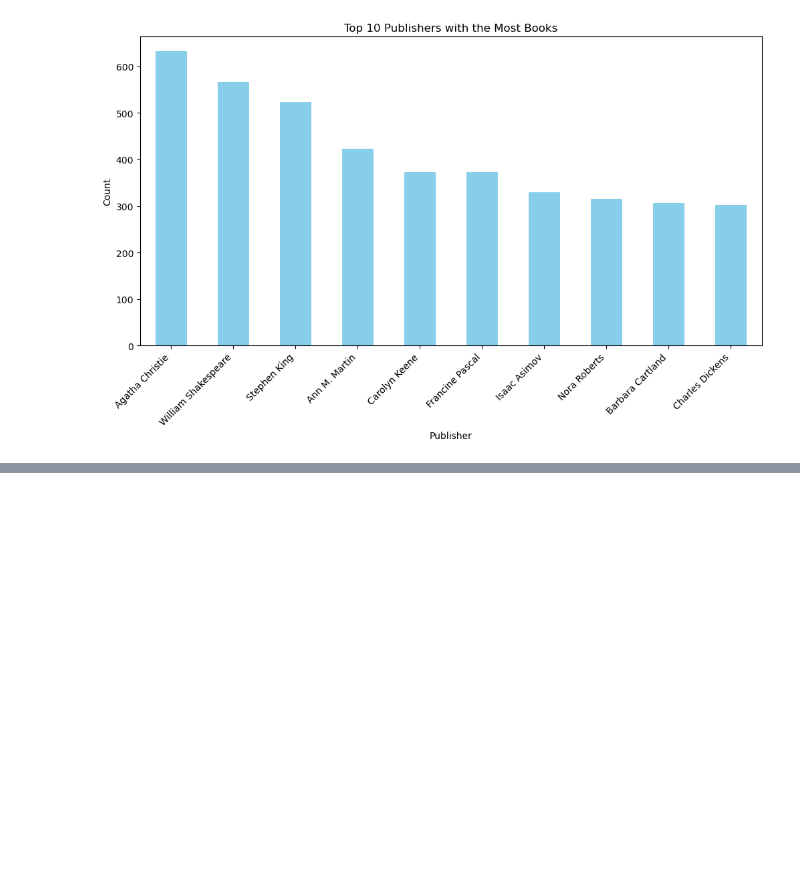
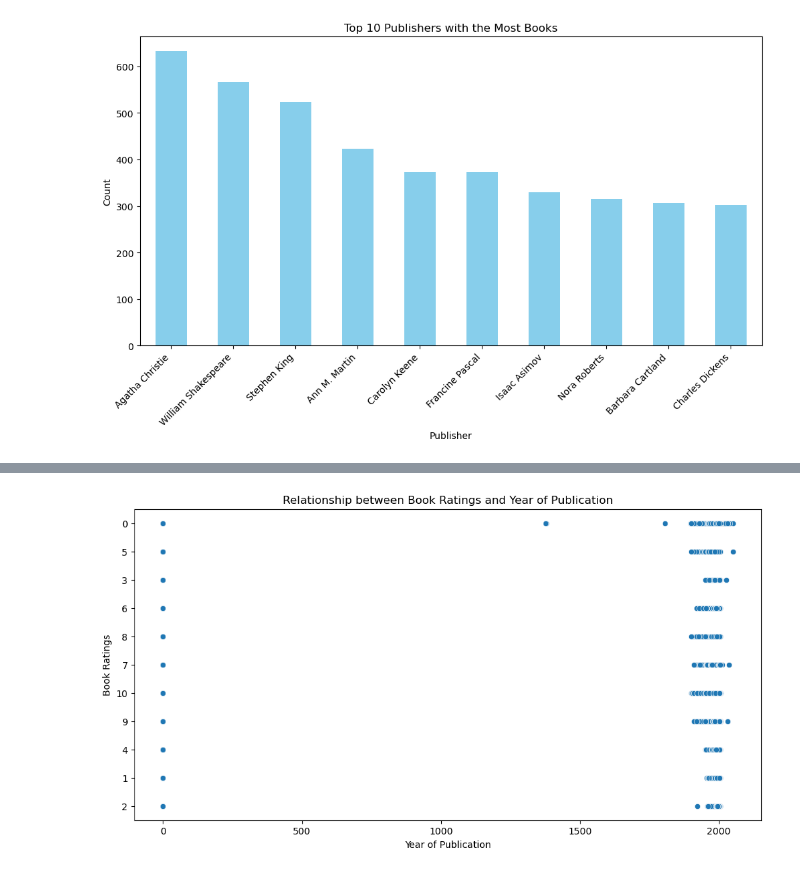
Before and after one commit to nikkirastogi/Exploring-the-World-of-Books, a Jupyter notebook: books_and_reviews.ipynb, the cells around one changed output, grey strips where cells are left out. Cells and saved outputs as stored; diff of their text form; code cells hidden in the pictures; blank space fills up the shorter version.

```diff
--- a/books_and_reviews.ipynb
+++ b/books_and_reviews.ipynb
@@ -120,0 +150,4 @@ eda.highest_author(obj)
+# %%
+eda.ratings_and_year(obj)
+# %% [output]
+[figure, added]
```
Also changed, not shown: parts of 12 cells of this notebook, 4 other files.
